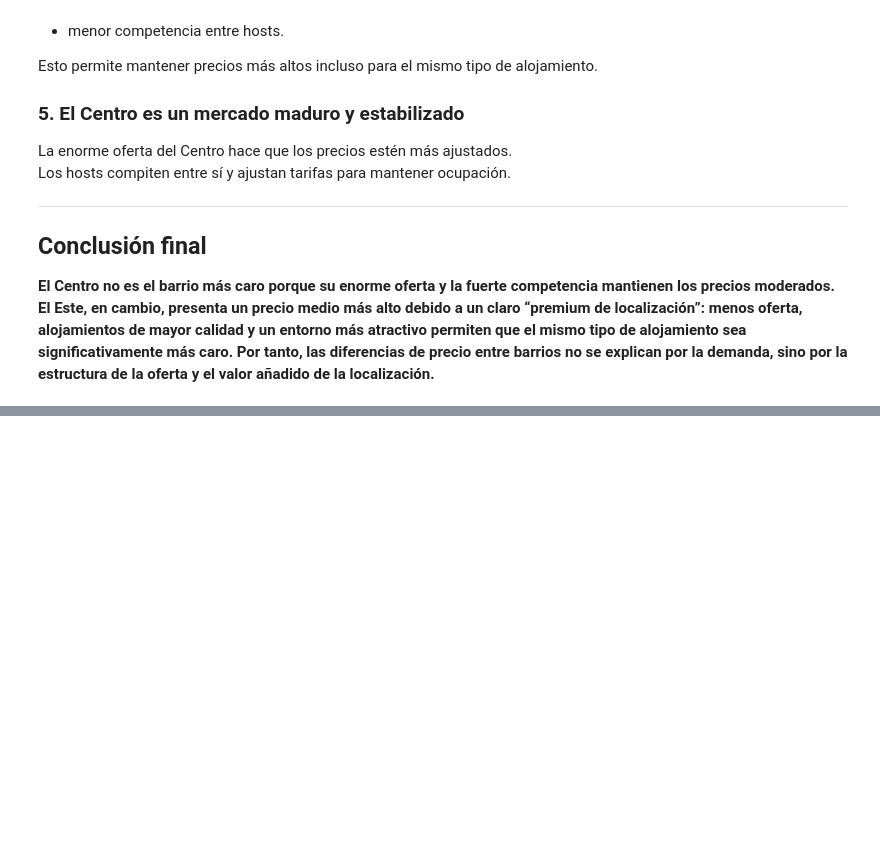
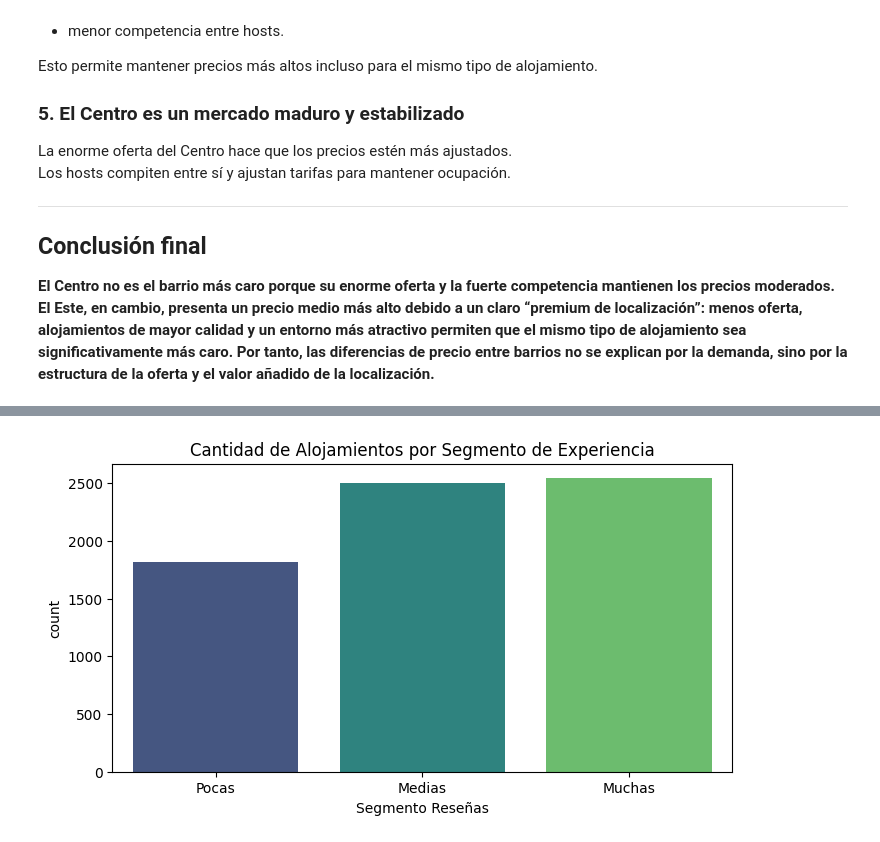
Before and after one commit to MHHsim/Proyect-Break-I, a Jupyter notebook: src/notebooks/Fase_04_Analysis.ipynb, the cells around one changed output, grey strips where cells are left out. Drawn from its saved outputs; the diff is of its cells as text; code cells hidden in the pictures; blank space fills up the shorter version.

```diff
--- a/src/notebooks/Fase_04_Analysis.ipynb
+++ b/src/notebooks/Fase_04_Analysis.ipynb
@@ -727,0 +755,13 @@ Los hosts compiten entre sí y ajustan tarifas para mantener ocupación.
+# %%
+# Voy a agrupar por número de reseñas en grupos para el análisis posterior(1)
+cortes = [0, 10, 50, df['number_of_reviews'].max()]
+etiquetas = ['Pocas', 'Medias', 'Muchas']
+df['Segmento Reseñas'] = pd.cut(df['number_of_reviews'], bins=cortes, labels=etiquetas, include_lowest=True)
+
+# Gráfico de barras para ver cuántos hay en cada grupo
+plt.figure(figsize=(8, 4))
+sns.countplot(x='Segmento Reseñas', data=df, palette='viridis')
+plt.title('Cantidad de Alojamientos por Segmento de Experiencia')
+plt.show()
+# %% [output]
+[figure, added]
```
Also changed, not shown: parts of 38 cells of this notebook, 2 other files.
